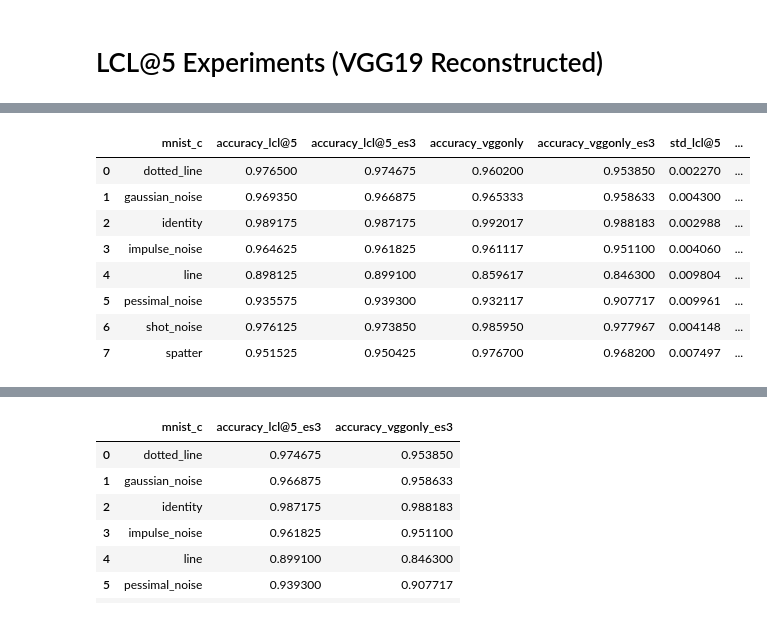
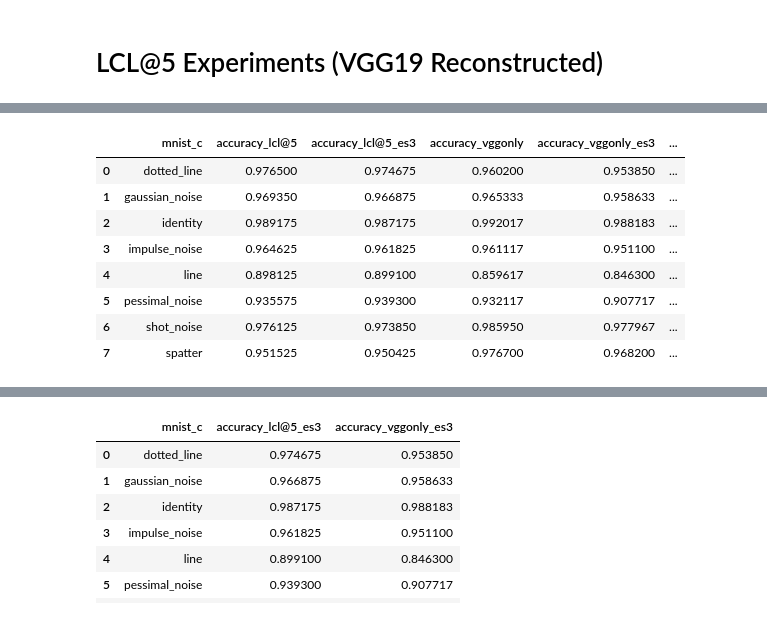
Before and after one commit to edualc/mt_object_recognition, a Jupyter notebook: ExperimentOverview.ipynb, the cells around one changed output, grey strips where cells are left out. Cells and saved outputs as stored; diff of their text form; code cells hidden in the pictures.

```diff
--- a/ExperimentOverview.ipynb
+++ b/ExperimentOverview.ipynb
@@ -30,9 +30,9 @@ VGG+LCL
 Validation Accuracy:    Mean: 0.9899    Std.: 0.0014
    MNIST-C Accuracy:    Mean: 0.8732    Std.: 0.0173
 # %%
-df_a = pd.read_csv('wandb_vggonly.csv')
-df_b = pd.read_csv('wandb_vgglcl.csv')
-df_c = pd.read_csv('wandb_vgg16lcl.csv')
+df_a = pd.read_csv('experiment__vgg19_vs_vgg19LCL/wandb_vggonly.csv')
+df_b = pd.read_csv('experiment__vgg19_vs_vgg19LCL/wandb_vgglcl.csv')
+df_c = pd.read_csv('experiment__vgg19_vs_vgg19LCL/wandb_vgg16lcl.csv')
 
 df_c.head()
 # %% [output]
@@ -360,17 +360,17 @@ VGG19_LCL_2022-04-06_023811__it16250_e3.pt
 ### All MNIST-C Variants
 # %%
 import pandas as pd
-df_lcl = pd.read_csv('mnist_c__lcl.csv')
+df_lcl = pd.read_csv('experiment__vgg19_vs_vgg19LCL/mnist_c__lcl.csv')
 df_lcl['experiment'] = 'VGG19+LCL'
 
-df_vgg = pd.read_csv('mnist_c__vggonly.csv')
+df_vgg = pd.read_csv('experiment__vgg19_vs_vgg19LCL/mnist_c__vggonly.csv')
 df_vgg['experiment'] = 'VGG19'
 
-df_vgg16_1 = pd.read_csv('mnist_c__vgg16_lcl01.csv')
+df_vgg16_1 = pd.read_csv('experiment__vgg19_vs_vgg19LCL/mnist_c__vgg16_lcl01.csv')
 df_vgg16_1['experiment'] = 'VGG16+LCL'
-df_vgg16_2 = pd.read_csv('mnist_c__vgg16_lcl23.csv')
+df_vgg16_2 = pd.read_csv('experiment__vgg19_vs_vgg19LCL/mnist_c__vgg16_lcl23.csv')
 df_vgg16_2['experiment'] = 'VGG16+LCL'
-df_vgg16_3 = pd.read_csv('mnist_c__vgg16_lcl45.csv')
+df_vgg16_3 = pd.read_csv('experiment__vgg19_vs_vgg19LCL/mnist_c__vgg16_lcl45.csv')
 df_vgg16_3['experiment'] = 'VGG16+LCL'
 
 
@@ -513,42 +548,60 @@ df_lclr
 # %%
 df_mean = df_lclr.groupby(['mnist_c_variant', 'experiment']).mean()['accuracy']
 df_std = df_lclr.groupby(['mnist_c_variant', 'experiment']).std()['accuracy']
 
 def filter_vggr(df, attr):
     df_x = df.reset_index()
     df_x = df_x[df_x['experiment'] == 'lcl@5'][['mnist_c_variant','accuracy']]
     df_x.columns = ['mnist_c', attr+'_lcl@5']
     df_x
 
     df_y = df.reset_index()
     df_y = df_y[df_y['experiment'] == 'lcl@5_es3'][['mnist_c_variant','accuracy']]
     df_y.columns = ['mnist_c', attr+'_lcl@5_es3']
     df_y
 
+    df_tmp = pd.merge(df_x, df_y)
+
     df_z = df.reset_index()
     df_z = df_z[df_z['experiment'] == 'vggonly'][['mnist_c_variant','accuracy']]
     df_z.columns = ['mnist_c', attr+'_vggonly']
     df_z
+    df_tmp = pd.merge(df_tmp, df_z)
 
     df_w = df.reset_index()
     df_w = df_w[df_w['experiment'] == 'vggonly_es3'][['mnist_c_variant','accuracy']]
     df_w.columns = ['mnist_c', attr+'_vggonly_es3']
     df_w
+    df_tmp = pd.merge(df_tmp, df_w)
 
-    return df_x, df_y, df_z, df_w
 
-a,b,c,d = filter_vggr(df_mean, 'accuracy')
-e,f,g,h = filter_vggr(df_std, 'std')
+    df_w = df.reset_index()
+    df_w = df_w[df_w['experiment'] == 'vgg19r_lcl5_lr1e4'][['mnist_c_variant','accuracy']]
+    df_w.columns = ['mnist_c', attr+'_vgg19r_lcl5_lr1e4']
+    df_w
+    df_tmp = pd.merge(df_tmp, df_w)
 
-dfx = pd.merge(pd.merge(pd.merge(pd.merge(a,b), pd.merge(c,d)),pd.merge(e,f)), pd.merge(g,h))
+
+    df_w = df.reset_index()
+    df_w = df_w[df_w['experiment'] == 'vgg19r_lcl5_lr3e4'][['mnist_c_variant','accuracy']]
+    df_w.columns = ['mnist_c', attr+'_vgg19r_lcl5_lr3e4']
+    df_w
+    df_tmp = pd.merge(df_tmp, df_w)
+
+    return df_tmp
+
+a = filter_vggr(df_mean, 'accuracy')
+b = filter_vggr(df_std, 'std')
+
+dfx = pd.merge(a,b)
 dfx
 # %% [output]
-|  | mnist_c | accuracy_lcl@5 | accuracy_lcl@5_es3 | accuracy_vggonly | accuracy_vggonly_es3 | std_lcl@5 | ... |
-| 0 | dotted_line | 0.976500 | 0.974675 | 0.960200 | 0.953850 | 0.002270 | ... |
-| 1 | gaussian_noise | 0.969350 | 0.966875 | 0.965333 | 0.958633 | 0.004300 | ... |
-| 2 | identity | 0.989175 | 0.987175 | 0.992017 | 0.988183 | 0.002988 | ... |
-| 3 | impulse_noise | 0.964625 | 0.961825 | 0.961117 | 0.951100 | 0.004060 | ... |
-| 4 | line | 0.898125 | 0.899100 | 0.859617 | 0.846300 | 0.009804 | ... |
-| 5 | pessimal_noise | 0.935575 | 0.939300 | 0.932117 | 0.907717 | 0.009961 | ... |
-| 6 | shot_noise | 0.976125 | 0.973850 | 0.985950 | 0.977967 | 0.004148 | ... |
-| 7 | spatter | 0.951525 | 0.950425 | 0.976700 | 0.968200 | 0.007497 | ... |
+|  | mnist_c | accuracy_lcl@5 | accuracy_lcl@5_es3 | accuracy_vggonly | accuracy_vggonly_es3 | ... |
+| 0 | dotted_line | 0.976500 | 0.974675 | 0.960200 | 0.953850 | ... |
+| 1 | gaussian_noise | 0.969350 | 0.966875 | 0.965333 | 0.958633 | ... |
+| 2 | identity | 0.989175 | 0.987175 | 0.992017 | 0.988183 | ... |
+| 3 | impulse_noise | 0.964625 | 0.961825 | 0.961117 | 0.951100 | ... |
+| 4 | line | 0.898125 | 0.899100 | 0.859617 | 0.846300 | ... |
+| 5 | pessimal_noise | 0.935575 | 0.939300 | 0.932117 | 0.907717 | ... |
+| 6 | shot_noise | 0.976125 | 0.973850 | 0.985950 | 0.977967 | ... |
+| 7 | spatter | 0.951525 | 0.950425 | 0.976700 | 0.968200 | ... |
```
Also changed, not shown: parts of 11 cells of this notebook, 13 other files.
